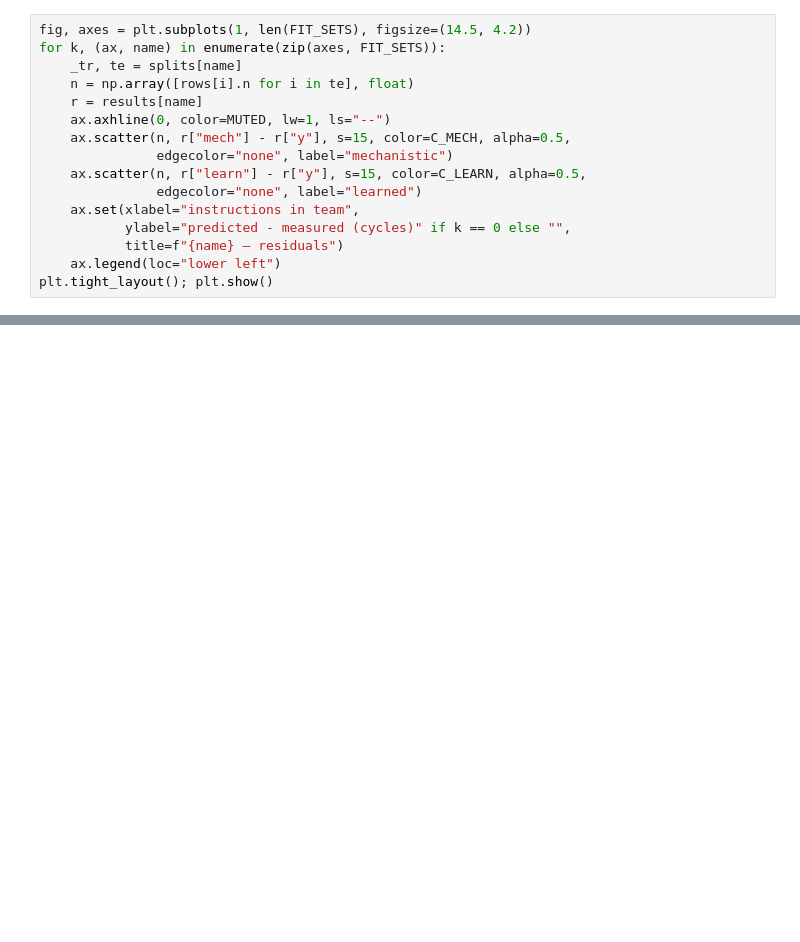
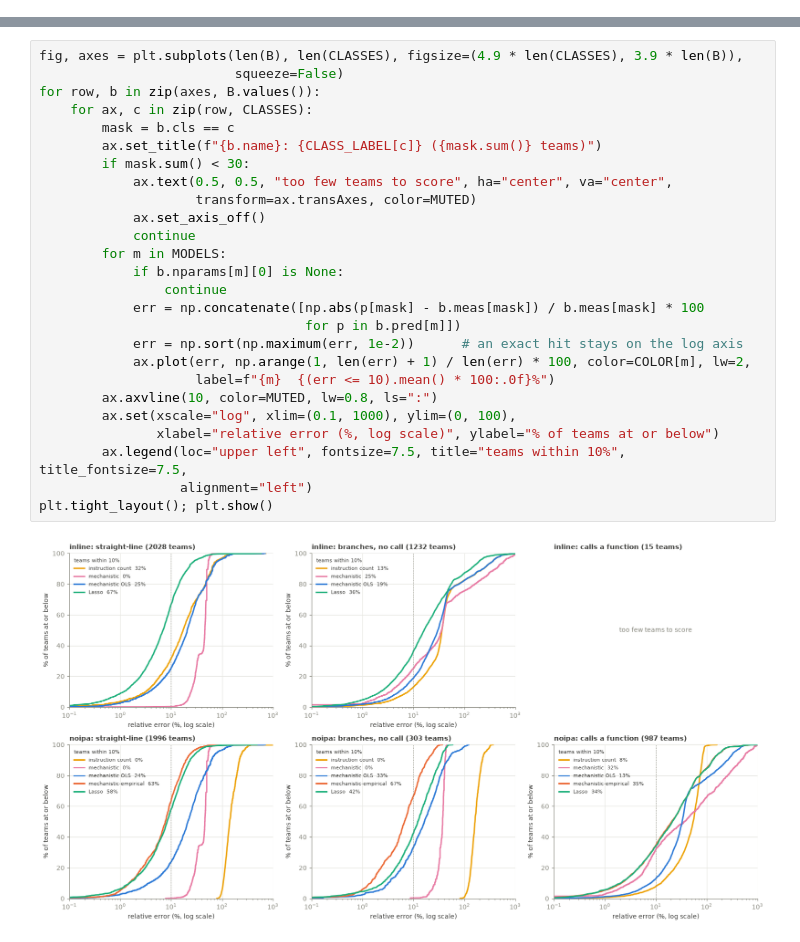
Before and after one commit to allpaul0/uarch_modeling_tpg, a Jupyter notebook: model_comparison.ipynb, the cells around one changed output, grey strips where cells are left out. Saved outputs shown, nothing was run; the diff lists cells and outputs as text; blank space fills up the shorter version.

```diff
--- a/model_comparison.ipynb
+++ b/model_comparison.ipynb
@@ -663,16 +0,0 @@ either model has structure left in its residuals.
-# %%
-fig, axes = plt.subplots(1, len(FIT_SETS), figsize=(14.5, 4.2))
-for k, (ax, name) in enumerate(zip(axes, FIT_SETS)):
-    _tr, te = splits[name]
-    n = np.array([rows[i].n for i in te], float)
-    r = results[name]
-    ax.axhline(0, color=MUTED, lw=1, ls="--")
-    ax.scatter(n, r["mech"] - r["y"], s=15, color=C_MECH, alpha=0.5,
-               edgecolor="none", label="mechanistic")
-    ax.scatter(n, r["learn"] - r["y"], s=15, color=C_LEARN, alpha=0.5,
-               edgecolor="none", label="learned")
-    ax.set(xlabel="instructions in team",
-           ylabel="predicted - measured (cycles)" if k == 0 else "",
-           title=f"{name} — residuals")
-    ax.legend(loc="lower left")
-plt.tight_layout(); plt.show()
@@ -703,0 +441,28 @@ learned model only hides that in fitted coefficients.
+# %%
+fig, axes = plt.subplots(len(B), len(CLASSES), figsize=(4.9 * len(CLASSES), 3.9 * len(B)),
+                         squeeze=False)
+for row, b in zip(axes, B.values()):
+    for ax, c in zip(row, CLASSES):
+        mask = b.cls == c
+        ax.set_title(f"{b.name}: {CLASS_LABEL[c]} ({mask.sum()} teams)")
+        if mask.sum() < 30:
+            ax.text(0.5, 0.5, "too few teams to score", ha="center", va="center",
+                    transform=ax.transAxes, color=MUTED)
+            ax.set_axis_off()
+            continue
+        for m in MODELS:
+            if b.nparams[m][0] is None:
+                continue
+            err = np.concatenate([np.abs(p[mask] - b.meas[mask]) / b.meas[mask] * 100
+                                  for p in b.pred[m]])
+            err = np.sort(np.maximum(err, 1e-2))      # an exact hit stays on the log axis
+            ax.plot(err, np.arange(1, len(err) + 1) / len(err) * 100, color=COLOR[m], lw=2,
+                    label=f"{m}  {(err <= 10).mean() * 100:.0f}%")
+        ax.axvline(10, color=MUTED, lw=0.8, ls=":")
+        ax.set(xscale="log", xlim=(0.1, 1000), ylim=(0, 100),
+               xlabel="relative error (%, log scale)", ylabel="% of teams at or below")
+        ax.legend(loc="upper left", fontsize=7.5, title="teams within 10%", title_fontsize=7.5,
+                  alignment="left")
+plt.tight_layout(); plt.show()
+# %% [output]
+[figure, added]
```
Also changed, not shown: parts of 43 cells of this notebook.
